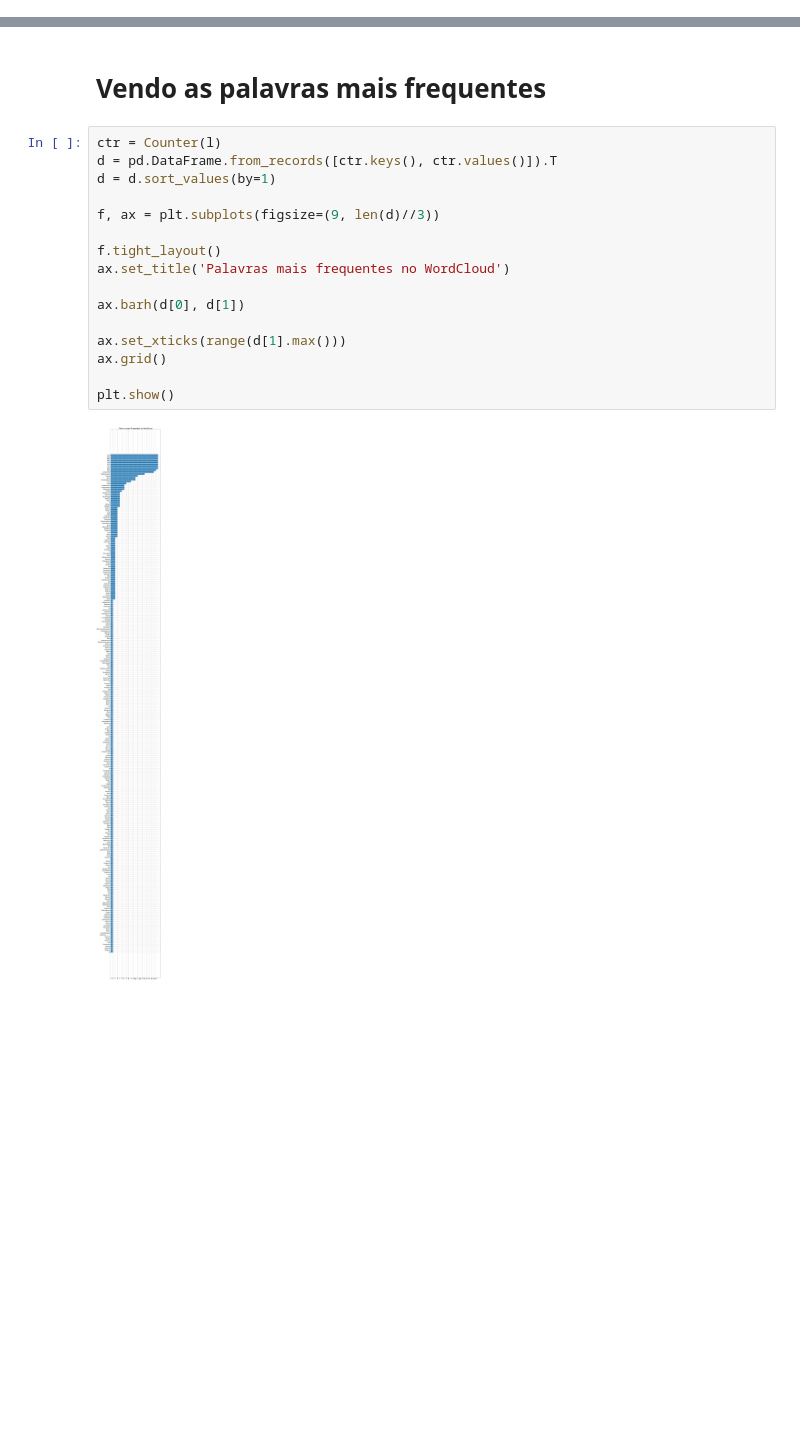
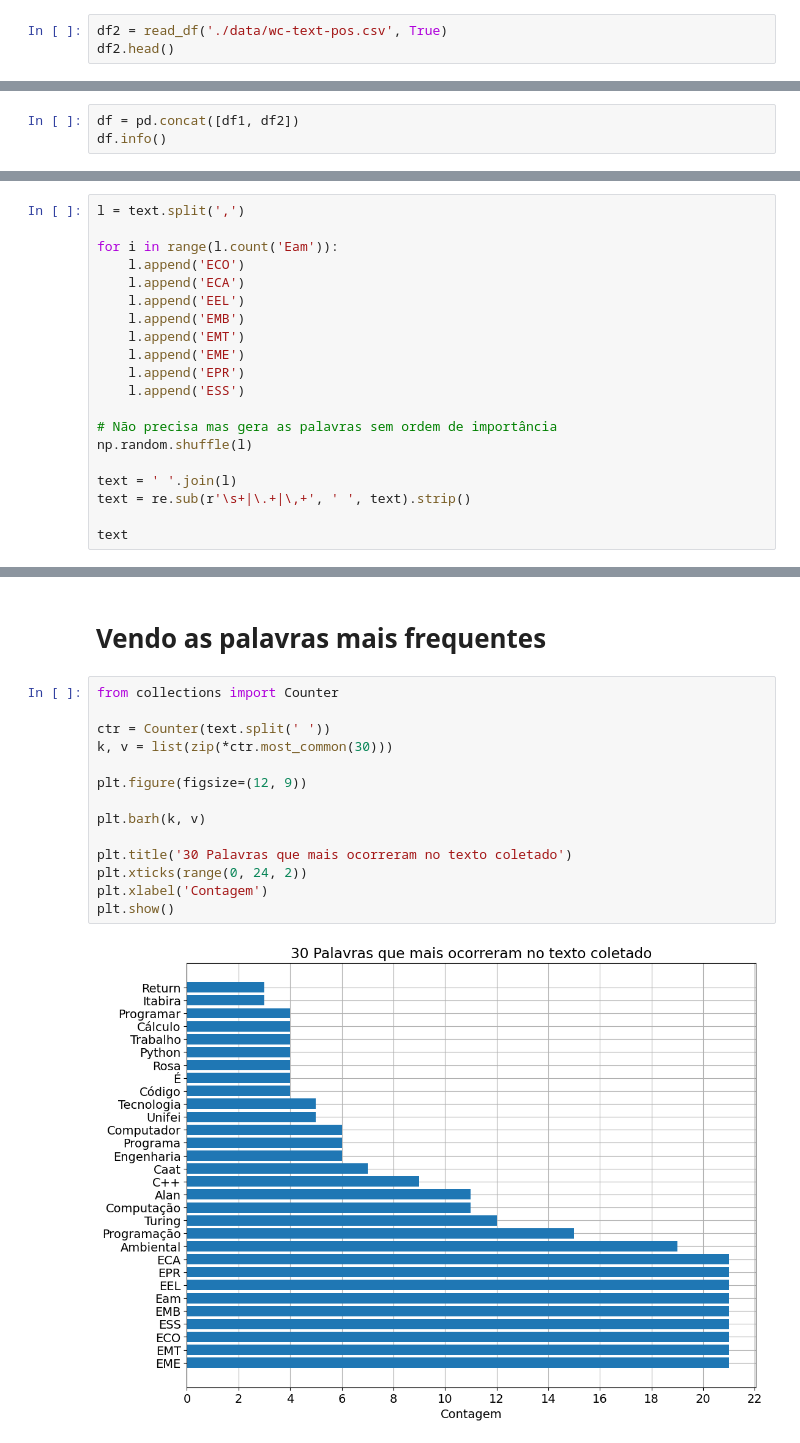
Before and after one commit to pesadaum/wordcloud-unifei, a Jupyter notebook: wc.ipynb, the cells around one changed output, grey strips where cells are left out. Saved outputs shown, nothing was run; the diff lists cells and outputs as text; blank space fills up the shorter version.

```diff
--- a/wc.ipynb
+++ b/wc.ipynb
@@ -59,0 +63,3 @@ l = l1 + l2
+# %%
+df2 = read_df('./data/wc-text-pos.csv', True)
+df2.head()
@@ -59,0 +73,3 @@ l = l1 + l2
+# %%
+df = pd.concat([df1, df2])
+df.info()
@@ -91,0 +116,20 @@ text[:100]
+# %%
+l = text.split(',')
+
+for i in range(l.count('Eam')):
+    l.append('ECO')
+    l.append('ECA')
+    l.append('EEL')
+    l.append('EMB')
+    l.append('EMT')
+    l.append('EME')
+    l.append('EPR')
+    l.append('ESS')
+
+# Não precisa mas gera as palavras sem ordem de importância
+np.random.shuffle(l)
+
+text = ' '.join(l)
+text = re.sub(r'\s+|\.+|\,+', ' ', text).strip()
+
+text
@@ -210,21 +262,19 @@ plt.show()
 # %% [markdown]
 # Vendo as palavras mais frequentes
 # %%
-ctr = Counter(l)
-d = pd.DataFrame.from_records([ctr.keys(), ctr.values()]).T
-d = d.sort_values(by=1)
+from collections import Counter
 
-f, ax = plt.subplots(figsize=(9, len(d)//3))
+ctr = Counter(text.split(' '))
+k, v = list(zip(*ctr.most_common(30)))
 
-f.tight_layout()
-ax.set_title('Palavras mais frequentes no WordCloud')
+plt.figure(figsize=(12, 9))
 
-ax.barh(d[0], d[1])
+plt.barh(k, v)
 
-ax.set_xticks(range(d[1].max()))
-ax.grid()
-
+plt.title('30 Palavras que mais ocorreram no texto coletado')
+plt.xticks(range(0, 24, 2))
+plt.xlabel('Contagem')
 plt.show()
 # %% [output]
-[figure, old version]
+[figure, new version]
 # %% [markdown]
```
Also changed, not shown: parts of 26 cells of this notebook, 35 other files.
